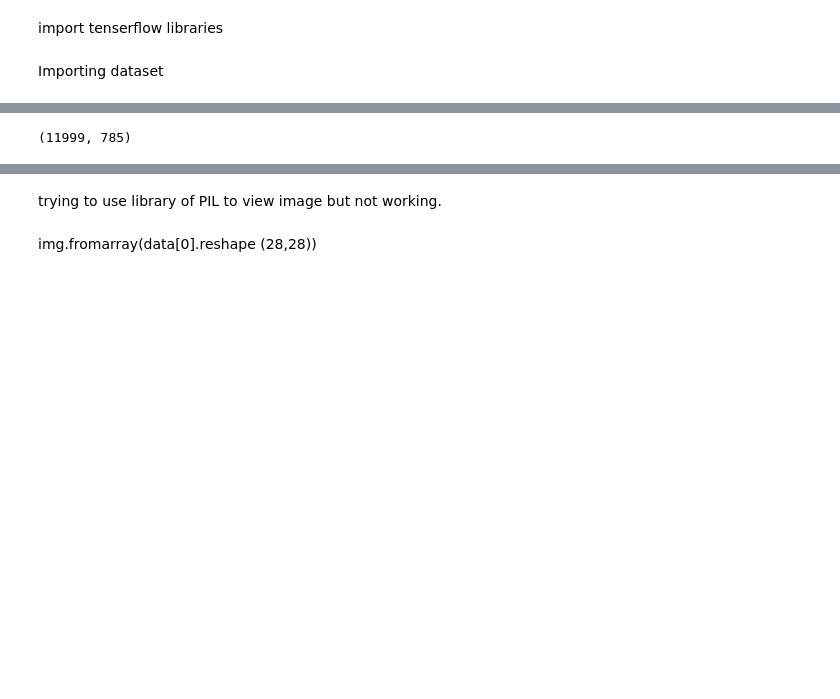
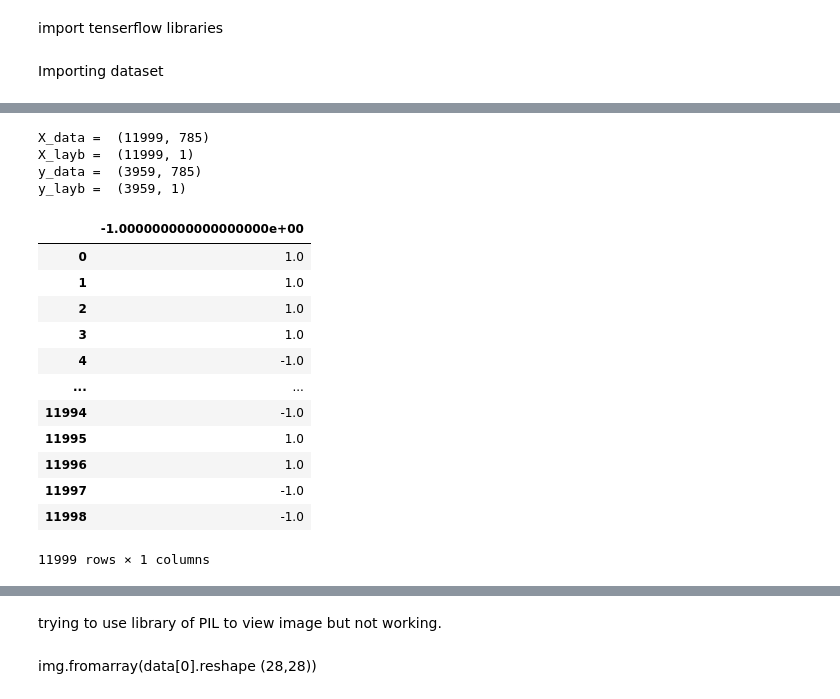
Before and after one commit to safeer-maker/image_classification, a Jupyter notebook: classification.ipynb, the cells around one changed output, grey strips where cells are left out. Saved outputs shown, nothing was run; the diff lists cells and outputs as text; code cells hidden in the pictures; blank space fills up the shorter version.

Commit message:
Data improved.

```diff
--- a/classification.ipynb
+++ b/classification.ipynb
@@ -43,7 +42,29 @@ X_data   = pd.read_csv("Classification_data_set/Train_data_mod.csv")
 X_laybel = pd.read_csv('Classification_data_set/TrainLabels.csv')
 y_data   = pd.read_csv('Classification_data_set/Test_data_mod.csv')
 y_laybel = pd.read_csv('Classification_data_set/TestLabels.csv')
+# %%
+print('X_data = ', X_data.shape)
+print('X_layb = ', X_laybel.shape)
+print('y_data = ', y_data.shape)
+print('y_layb = ', y_laybel.shape)
+# %% [output]
+X_data =  (11999, 785)
+X_layb =  (11999, 1)
+y_data =  (3959, 785)
+y_layb =  (3959, 1)
 # %%
-X_data.shape
+X_laybel
 # %% [output]
+|  | -1.000000000000000000e+00 |
+| 0 | 1.0 |
+| 1 | 1.0 |
+| 2 | 1.0 |
+| 3 | 1.0 |
+| 4 | -1.0 |
+| ... | ... |
+| 11994 | -1.0 |
+| 11995 | 1.0 |
+| 11996 | 1.0 |
+| 11997 | -1.0 |
+| 11998 | -1.0 |
-(11999, 785)
+11999 rows × 1 columns
```
Also changed, not shown: parts of 2 cells of this notebook, 2 other files.
